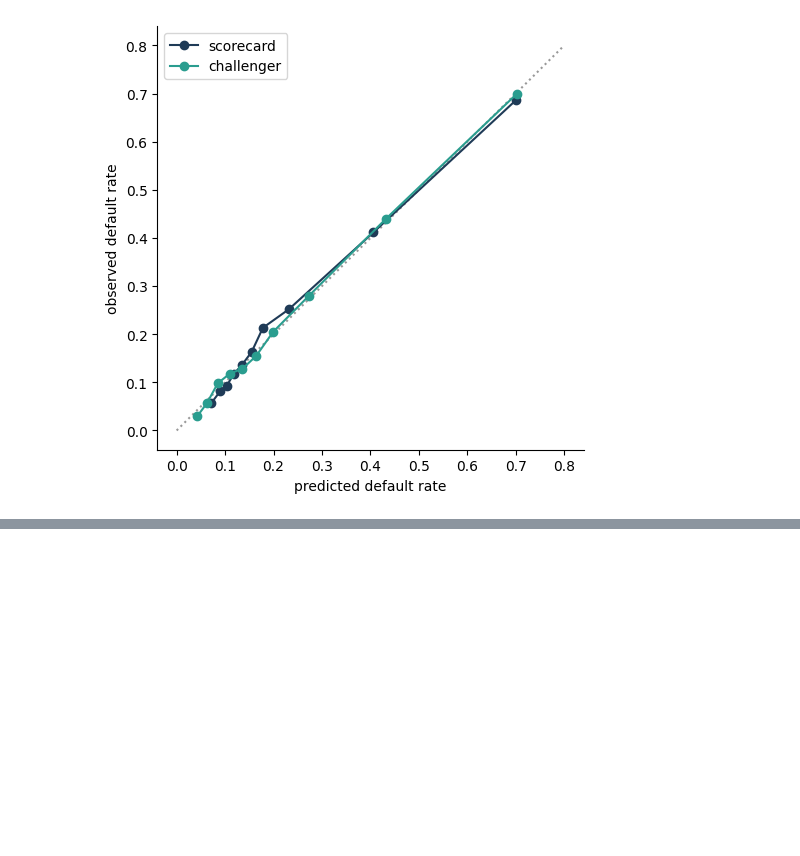
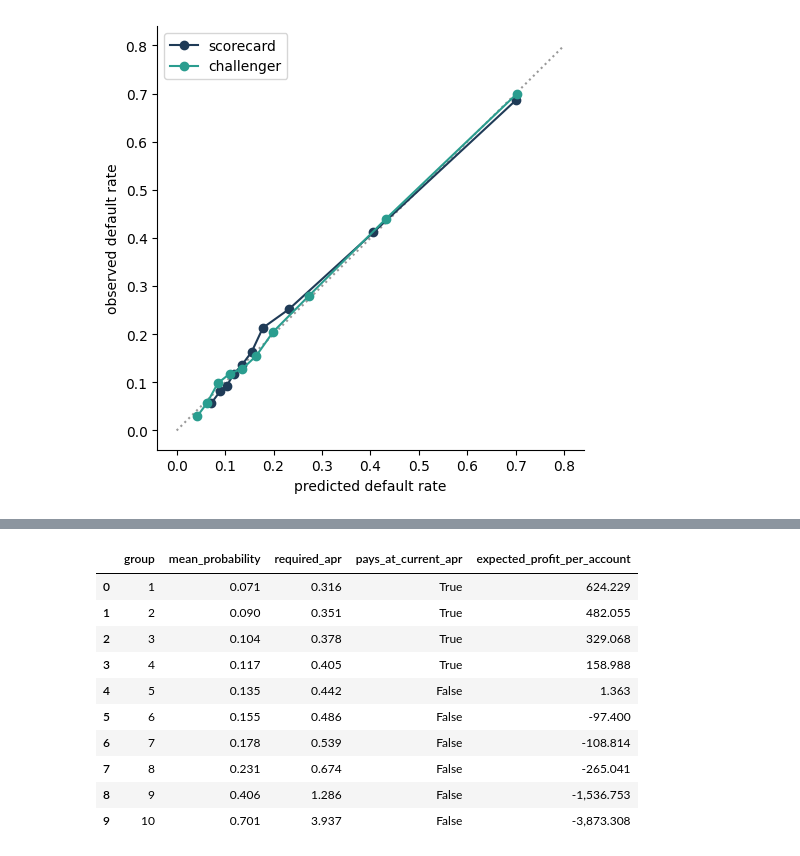
Before and after one commit to Maira-W/credit-risk-scorecard, a Jupyter notebook: notebooks/credit_risk_walkthrough.ipynb, the cells around one changed output, grey strips where cells are left out. Drawn from its saved outputs; the diff is of its cells as text; code cells hidden in the pictures; blank space fills up the shorter version.

```diff
--- a/notebooks/credit_risk_walkthrough.ipynb
+++ b/notebooks/credit_risk_walkthrough.ipynb
@@ -308,0 +338,15 @@ f[["attribute", "group", "accounts", "default_rate", "mean_probability", "approv
+# %%
+# The card APR at which approving each tenth of accounts (1 = safest) would break even.
+pd.read_csv(P / "pricing.csv")[["group", "mean_probability", "required_apr", "pays_at_current_apr", "expected_profit_per_account"]]
+# %% [output]
+|  | group | mean_probability | required_apr | pays_at_current_apr | expected_profit_per_account |
+| 0 | 1 | 0.071 | 0.316 | True | 624.229 |
+| 1 | 2 | 0.090 | 0.351 | True | 482.055 |
+| 2 | 3 | 0.104 | 0.378 | True | 329.068 |
+| 3 | 4 | 0.117 | 0.405 | True | 158.988 |
+| 4 | 5 | 0.135 | 0.442 | False | 1.363 |
+| 5 | 6 | 0.155 | 0.486 | False | -97.400 |
+| 6 | 7 | 0.178 | 0.539 | False | -108.814 |
+| 7 | 8 | 0.231 | 0.674 | False | -265.041 |
+| 8 | 9 | 0.406 | 1.286 | False | -1,536.753 |
+| 9 | 10 | 0.701 | 3.937 | False | -3,873.308 |
```
Also changed, not shown: parts of 17 cells of this notebook, 38 other files.
